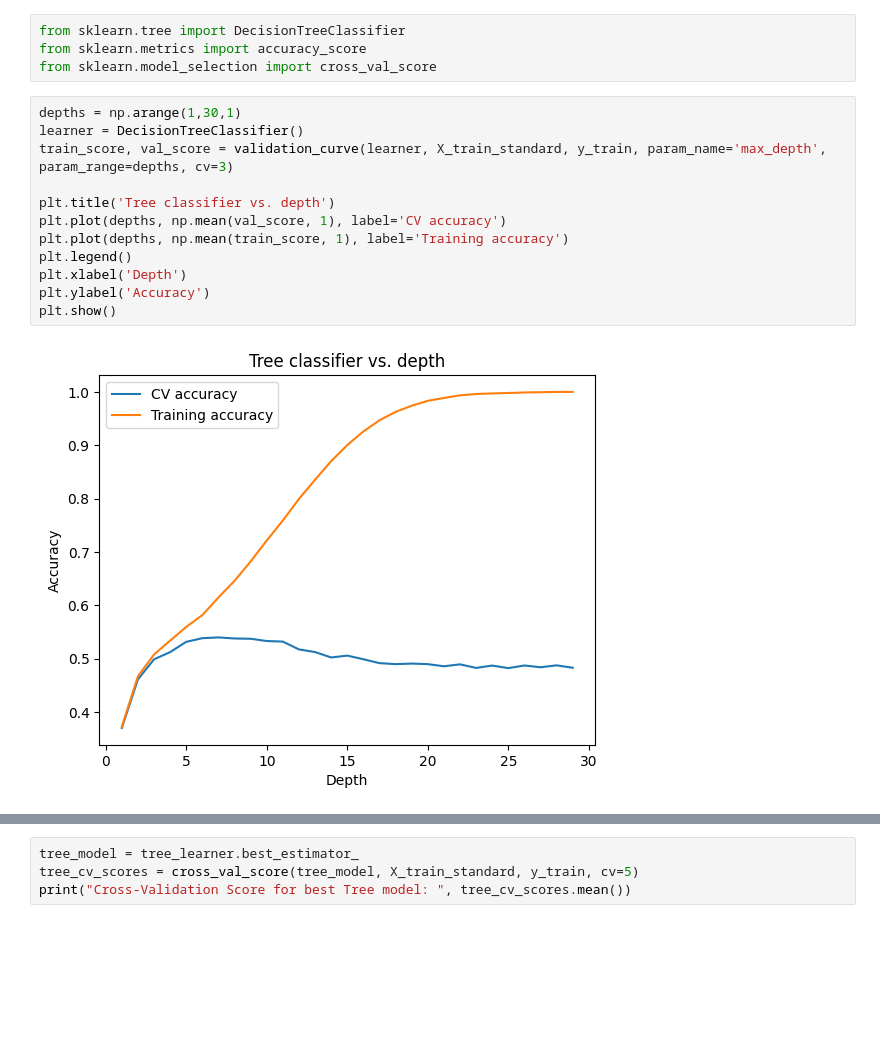
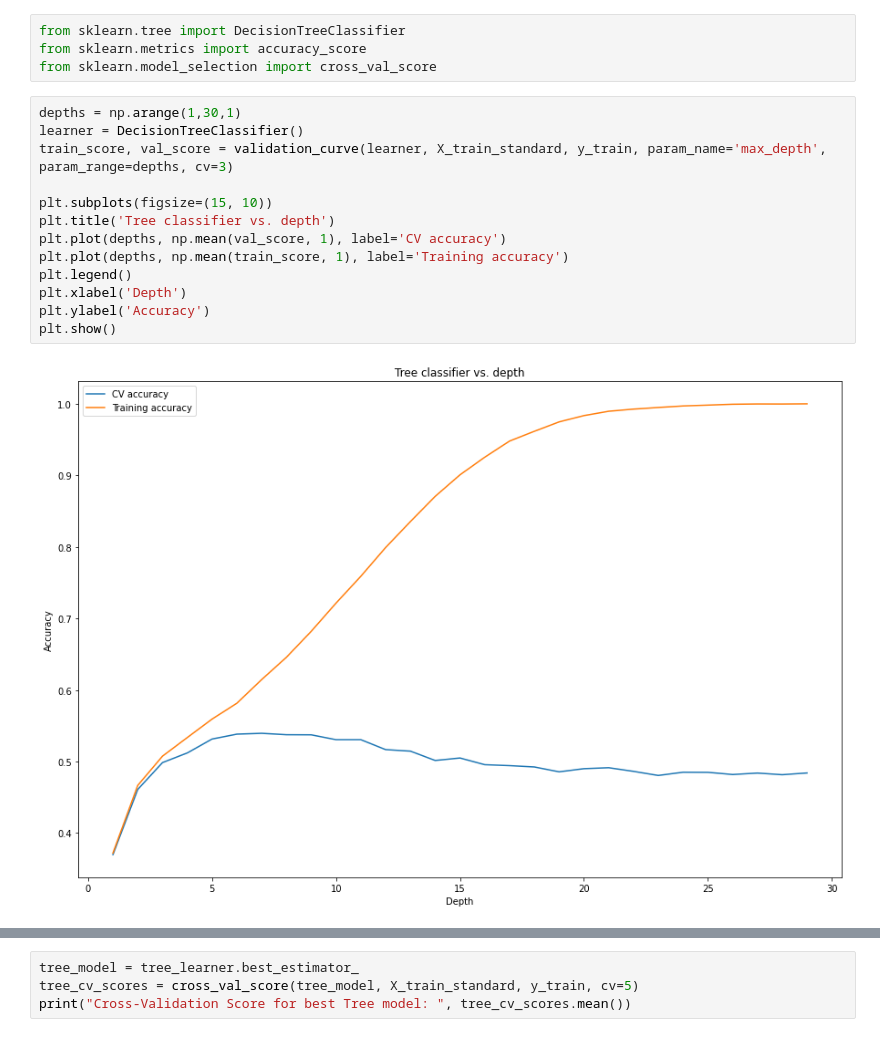
Before and after one commit to bigliolimatteo/skynet-building-functions, a Jupyter notebook: features_approach.ipynb, the cells around one changed output, grey strips where cells are left out. Saved outputs shown, nothing was run; the diff lists cells and outputs as text; blank space fills up the shorter version.

```diff
--- a/features_approach.ipynb
+++ b/features_approach.ipynb
@@ -117,17 +144,18 @@ from sklearn.model_selection import cross_val_score
 # %%
 depths = np.arange(1,30,1)
 learner = DecisionTreeClassifier()
 train_score, val_score = validation_curve(learner, X_train_standard, y_train, param_name='max_depth', param_range=depths, cv=3)
 
+plt.subplots(figsize=(15, 10))
 plt.title('Tree classifier vs. depth')
 plt.plot(depths, np.mean(val_score, 1), label='CV accuracy')
 plt.plot(depths, np.mean(train_score, 1), label='Training accuracy')
 plt.legend()
 plt.xlabel('Depth')
 plt.ylabel('Accuracy')
 plt.show()
 # %% [output]
-[figure, old version]
+[figure, new version]
 # %%
 k_grid = {'max_depth': range(1, 30, 1)}
 tree_learner = GridSearchCV(estimator=DecisionTreeClassifier(), param_grid=k_grid, cv=3, return_train_score=True)
```
Also changed, not shown: parts of 17 cells of this notebook.
